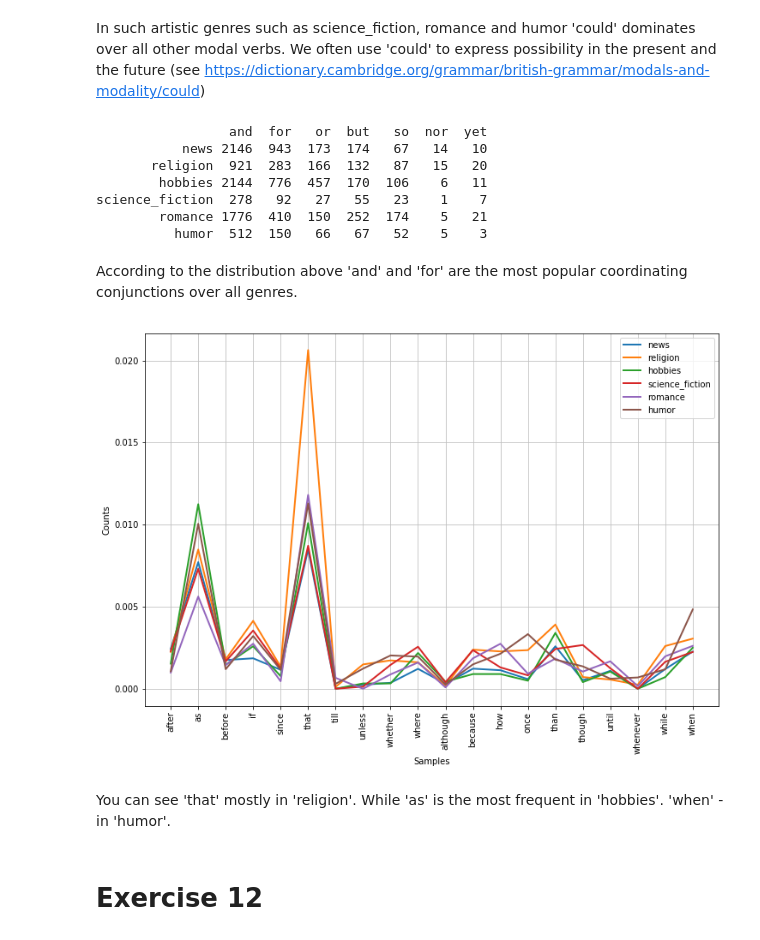
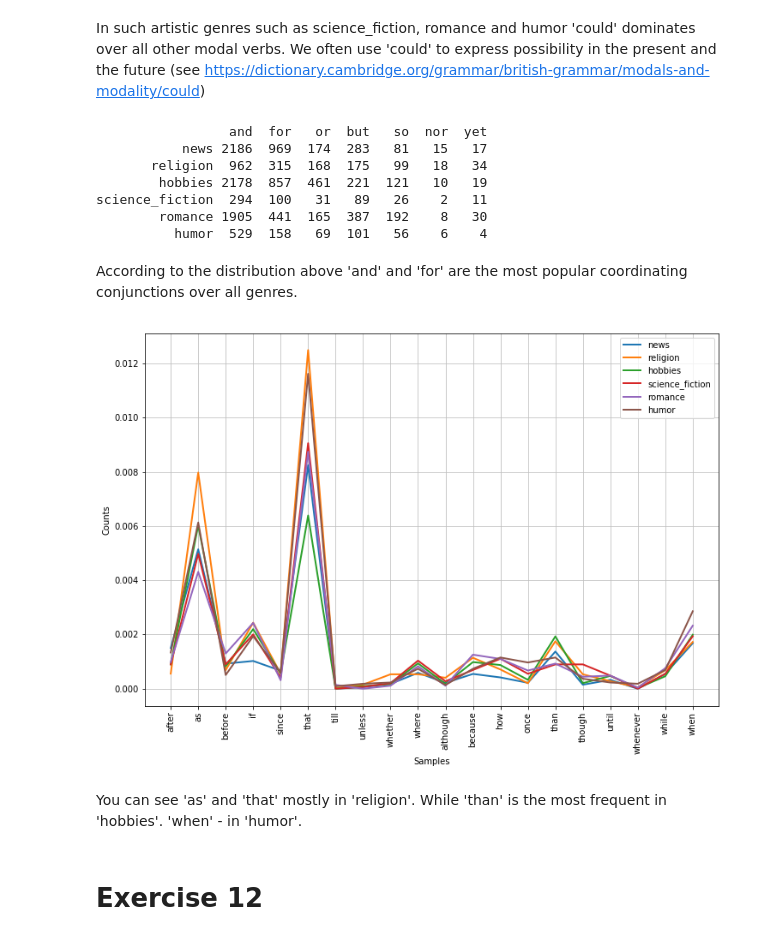
Before and after one commit to rjafarau/nltk-book, a Jupyter notebook: solutions/chapter_02.ipynb, the cells around one changed output. Saved outputs shown, nothing was run; the diff lists cells and outputs as text; code cells hidden in the pictures.

```diff
--- a/solutions/chapter_02.ipynb
+++ b/solutions/chapter_02.ipynb
@@ -473,7 +519,7 @@ science_fiction    16    49     4    12     8    16
 In such artistic genres such as science_fiction, romance and humor 'could' dominates over all other modal verbs. We often use 'could' to express possibility in the present and the future (see https://dictionary.cambridge.org/grammar/british-grammar/modals-and-modality/could)
 # %%
 cfd = nltk.ConditionalFreqDist(
-    (genre, word)
+    (genre, word.lower())
     for genre in brown.categories()
     for word in brown.words(categories=genre)
 )
@@ -482,36 +528,37 @@ coord_conjs = ['and', 'for', 'or', 'but', 'so', 'nor', 'yet']
 cfd.tabulate(conditions=genres, samples=coord_conjs)
 # %% [output]
                  and  for   or  but   so  nor  yet
-           news 2146  943  173  174   67   14   10
-       religion  921  283  166  132   87   15   20
-        hobbies 2144  776  457  170  106    6   11
-science_fiction  278   92   27   55   23    1    7
-        romance 1776  410  150  252  174    5   21
-          humor  512  150   66   67   52    5    3
+           news 2186  969  174  283   81   15   17
+       religion  962  315  168  175   99   18   34
+        hobbies 2178  857  461  221  121   10   19
+science_fiction  294  100   31   89   26    2   11
+        romance 1905  441  165  387  192    8   30
+          humor  529  158   69  101   56    6    4
 # %% [markdown]
 According to the distribution above 'and' and 'for' are the most popular coordinating conjunctions over all genres.
 # %%
 cfd = nltk.ConditionalFreqDist(
-    (genre, word)
+    (genre, word.lower())
     for genre in brown.categories()
     for word in brown.words(categories=genre)
 )
 genres = ['news', 'religion', 'hobbies', 'science_fiction', 'romance', 'humor']
 subord_conjs = [
     'after', 'as', 'before', 'if', 'since', 'that', 'till', 'unless', 'whether', 'where',
     'although', 'because', 'how', 'once', 'than', 'though', 'until', 'whenever', 'while', 'when'
 ]
 
 for genre in cfd.conditions():
+    N = cfd[genre].N()
     for sample in cfd[genre].keys():
-        cfd[genre][sample] /= cfd[genre].N()
+        cfd[genre][sample] /= N
 
 plt.figure(figsize=(12, 8))
 cfd.plot(conditions=genres, samples=subord_conjs)
 # %% [output]
-[figure, old version]
+[figure, new version]
 # %% [markdown]
-You can see 'that' mostly in 'religion'. While 'as' is the most frequent in 'hobbies'. 'when' - in 'humor'.
+You can see 'as' and 'that' mostly in 'religion'. While 'than' is the most frequent in 'hobbies'. 'when' - in 'humor'.
 # %% [markdown]
 # Exercise 12
 # %% [markdown]
```
Also changed, not shown: parts of 64 cells of this notebook.
